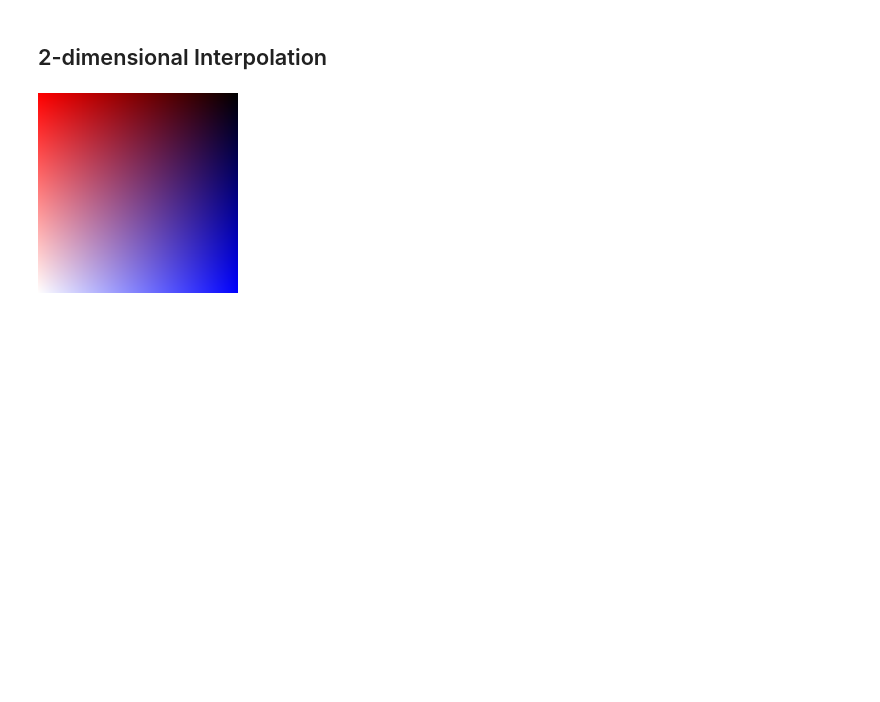
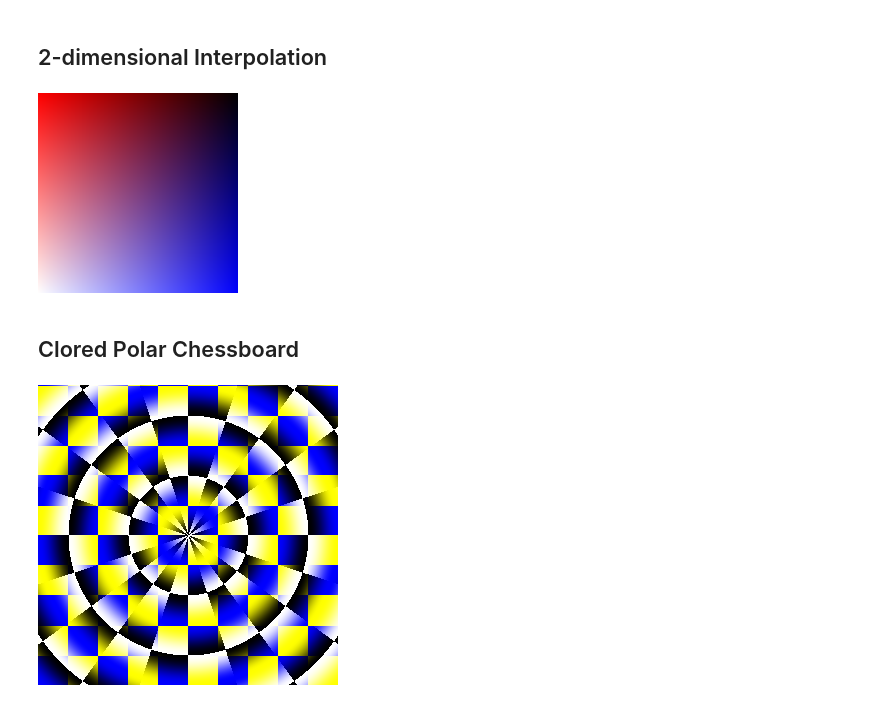
Before and after one commit to hansroland/FunctionalImages, a Jupyter notebook: notebooks/FunctionalImages.ipynb, the cells around one changed output. Cells and saved outputs as stored; diff of their text form; code cells hidden in the pictures; blank space fills up the shorter version.

Commit message:
Added colored polar chessboard

```diff
--- a/notebooks/FunctionalImages.ipynb
+++ b/notebooks/FunctionalImages.ipynb
@@ -142,3 +135,27 @@ writePng "../images/bilerpBRBW.png" myImage
 myImage
 # %% [output]
 [figure]
+# %% [markdown]
+## Clored Polar Chessboard
+# %%
+import FunctionalImagesBase
+
+-- | waveDist
+wavDist :: FImage Frac
+wavDist p = (1 + cos (pi * dist0 p)) / 2
+
+blackWhiteIm, blueYellowIm :: Region -> ImageC
+blackWhiteIm reg = cond reg blackI whiteI
+blueYellowIm reg = cond reg blueI yellowI
+
+coloredPolarChess :: ImageC
+coloredPolarChess = lerpI wavDist(blackWhiteIm (polarChecker 10)) (blueYellowIm checker )
+
+myImage :: Picture
+myImage = generateImageR2 coloredPolarChess (-5, -5) (5, 5) 300
+
+writePng "../images/coloredPolarChess.png" myImage
+
+myImage
+# %% [output]
+[figure, added]
```
Also changed, not shown: parts of 2 cells of this notebook, 2 other files.
